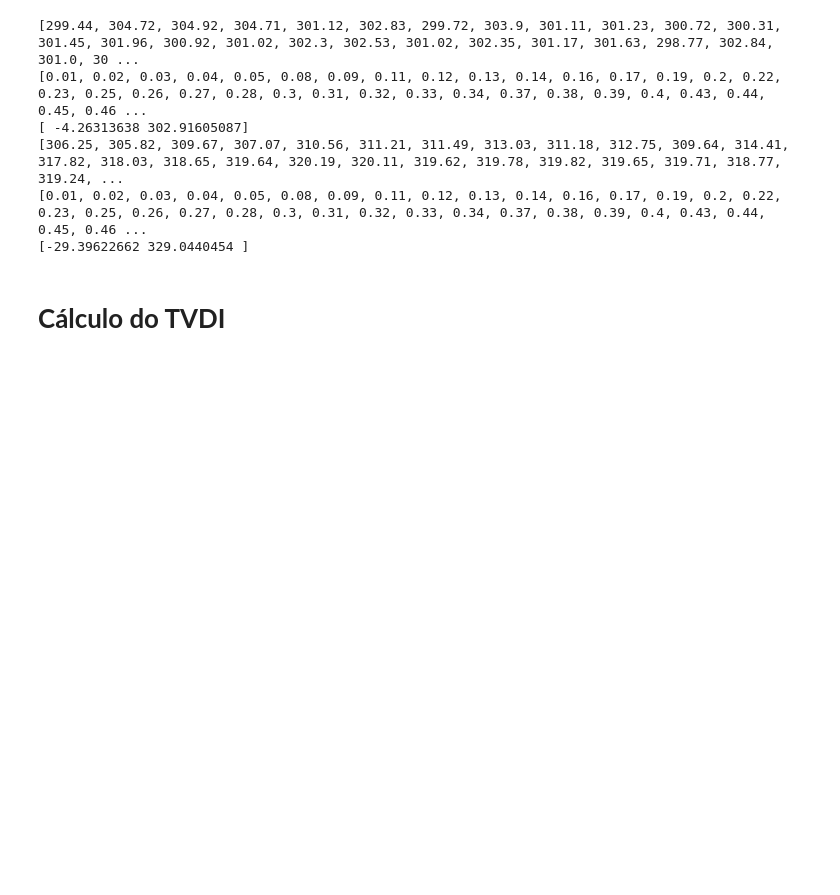
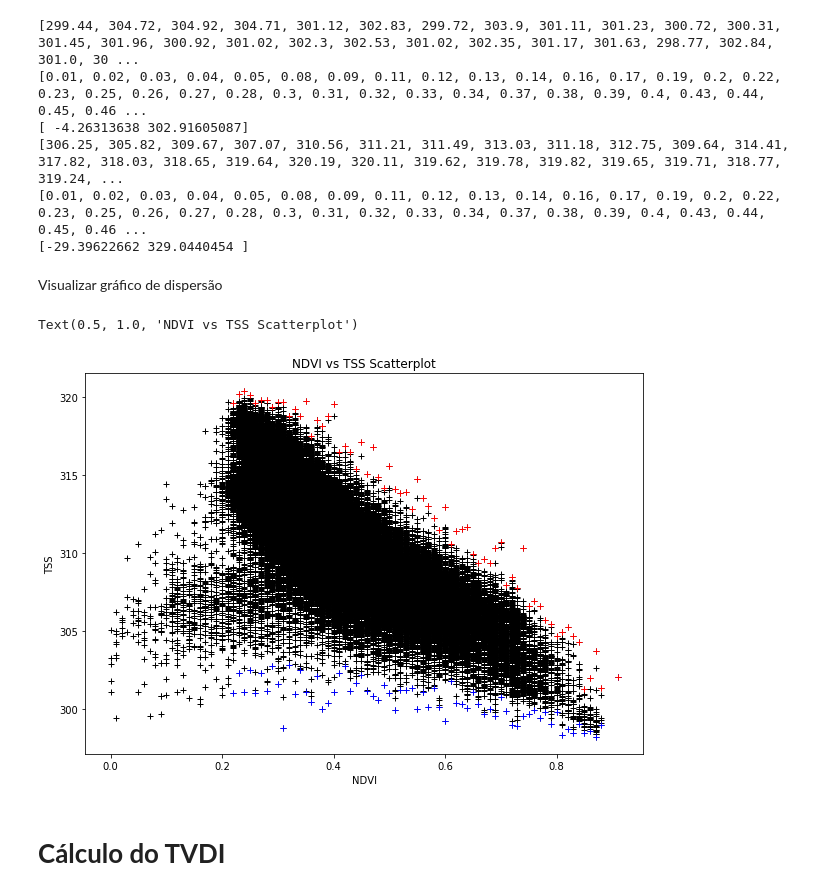
Before and after one commit to dxbezerra/TVDI, a Jupyter notebook: TVDI_projeto_V1.ipynb, the cells around one changed output. Cells and saved outputs as stored; diff of their text form; code cells hidden in the pictures; blank space fills up the shorter version.

```diff
--- a/TVDI_projeto_V1.ipynb
+++ b/TVDI_projeto_V1.ipynb
@@ -479,6 +449,38 @@ print(MaxPfit)
 [306.25, 305.82, 309.67, 307.07, 310.56, 311.21, 311.49, 313.03, 311.18, 312.75, 309.64, 314.41, 317.82, 318.03, 318.65, 319.64, 320.19, 320.11, 319.62, 319.78, 319.82, 319.65, 319.71, 318.77, 319.24, ...
 [0.01, 0.02, 0.03, 0.04, 0.05, 0.08, 0.09, 0.11, 0.12, 0.13, 0.14, 0.16, 0.17, 0.19, 0.2, 0.22, 0.23, 0.25, 0.26, 0.27, 0.28, 0.3, 0.31, 0.32, 0.33, 0.34, 0.37, 0.38, 0.39, 0.4, 0.43, 0.44, 0.45, 0.46 ...
 [-29.39622662 329.0440454 ]
+# %% [markdown]
+Visualizar gráfico de dispersão
+# %%
+from scipy.stats import gaussian_kde
+
+# FALTA: Plotar retas
+
+# Retirar os valores
+# # plt.subplot(131)
+# plt.plot(NDVI_vector[21:], MiniList[21:], '+', color='b')
+# plt.plot(NDVI_vector[21:], MaxList[21:], '+', color='r')
+
+plt.figure(figsize=(10,7))
+plt.plot(NDVI.ravel(), TSS.ravel(), "+", color='black')#, markersize=3)
+plt.plot(NDVI_vector[21:], MiniList[21:], '+', color='b')
+plt.plot(NDVI_vector[21:], MaxList[21:], '+', color='r')
+
+plt.xlabel("NDVI")
+plt.ylabel("TSS")
+plt.title("NDVI vs TSS Scatterplot")
+
+# NDVI_finite = NDVI.ravel()[~np.isnan(NDVI.ravel())]
+# TSS_finite  = TSS.ravel()[~np.isnan(TSS.ravel())]
+# xy = np.vstack([NDVI_finite, TSS_finite])
+# z = gaussian_kde(xy)(xy)
+
+# fig, ax = plt.subplots()
+# ax.scatter(x, y, c=z, s=100, edgecolor='')
+# plt.show()
+# %% [output]
+Text(0.5, 1.0, 'NDVI vs TSS Scatterplot')
+[figure, added]
 # %% [markdown]
 # **Cálculo do TVDI**
 # %% [markdown]
```
Also changed, not shown: parts of 24 cells of this notebook.
